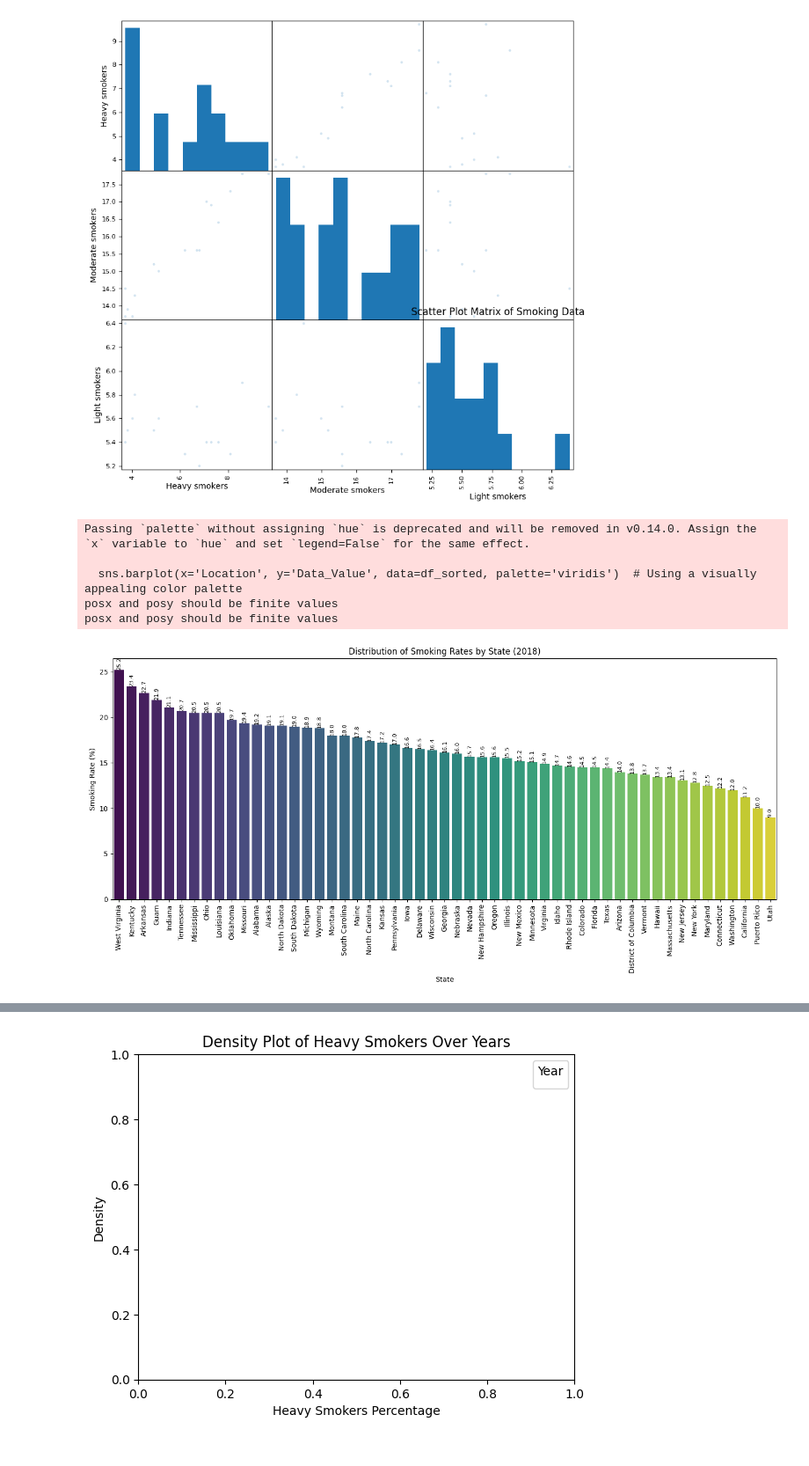
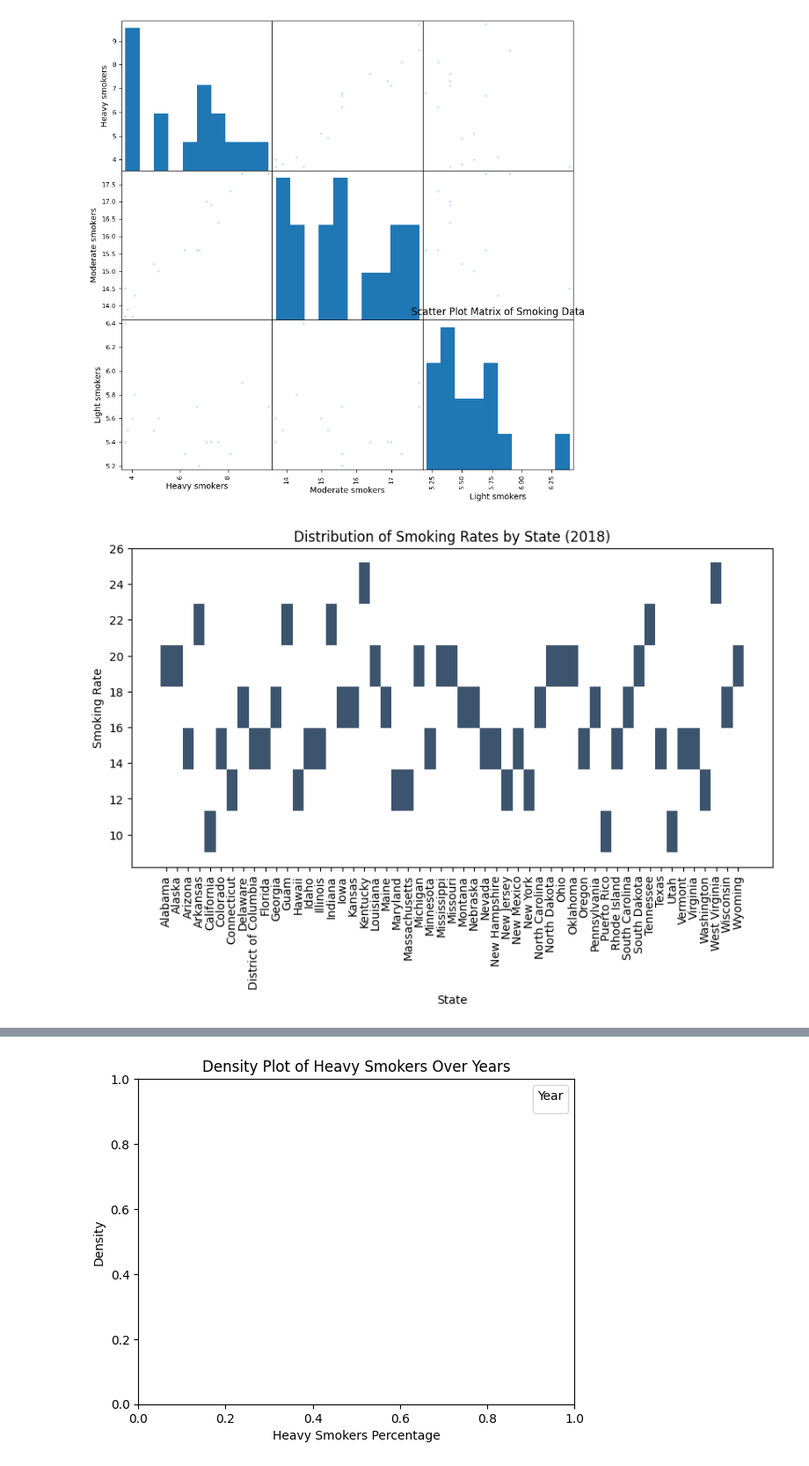
Before and after one commit to Priyanshs-ingh/age_detection_project, a Jupyter notebook: exploratory_data_analysis/1.ipynb, the cells around one changed output, grey strips where cells are left out. Shown: that part at 88% size. Drawn from its saved outputs; the diff is of its cells as text; code cells hidden in the pictures.

```diff
--- a/exploratory_data_analysis/1.ipynb
+++ b/exploratory_data_analysis/1.ipynb
@@ -103,30 +140,13 @@ plt.show()
 # %% [output]
 [figure]
 # %%
-import pandas as pd
-import matplotlib.pyplot as plt
-import seaborn as sns
-
-
-df_sorted = df_cigarette_use_2018.sort_values(by='Data_Value', ascending=False)
-
-plt.figure(figsize=(14, 7))
-sns.barplot(x='Location', y='Data_Value', data=df_sorted, palette='viridis')  # Using a visually appealing color palette
-
+plt.figure(figsize=(10, 5))
+sns.histplot(x='Location', y='Data_Value', data=df_cigarette_use_2018)
 plt.xticks(rotation=90)
 plt.title('Distribution of Smoking Rates by State (2018)')
 plt.xlabel('State')
-plt.ylabel('Smoking Rate (%)')
-
-for index, value in enumerate(df_sorted['Data_Value']):
-    plt.text(index, value, f'{value:.1f}', ha='center', va='bottom', fontsize=8, rotation=90)
-
-plt.tight_layout()
+plt.ylabel('Smoking Rate')
+plt.show()
 # %% [output]
-Passing `palette` without assigning `hue` is deprecated and will be removed in v0.14.0. Assign the `x` variable to `hue` and set `legend=False` for the same effect.
-
-  sns.barplot(x='Location', y='Data_Value', data=df_sorted, palette='viridis')  # Using a visually appealing color palette
-posx and posy should be finite values
-posx and posy should be finite values
-[figure, old version]
+[figure, new version]
 # %%
```
Also changed, not shown: parts of 7 cells of this notebook.
